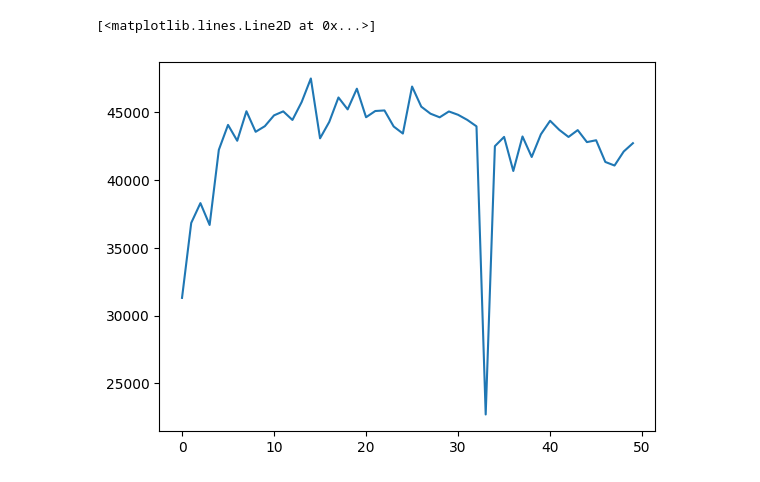
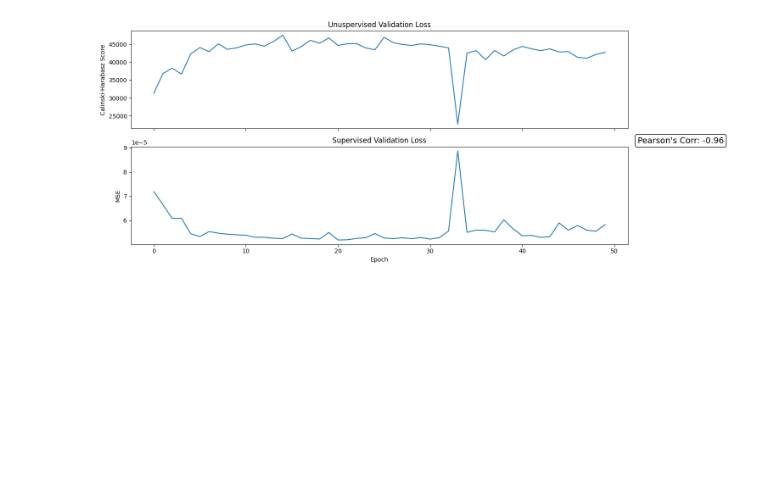
Before and after one commit to ciaranbench/spectral-denoising-cycleGAN, a Jupyter notebook: Evaluate_Denoising_Techniques.ipynb, the cells around one changed output. Drawn from its saved outputs; the diff is of its cells as text; code cells hidden in the pictures; blank space fills up the shorter version.

Commit message:
cleaned up figures

```diff
--- a/Evaluate_Denoising_Techniques.ipynb
+++ b/Evaluate_Denoising_Techniques.ipynb
@@ -10,8 +13,20 @@ for i in range((50)):
     unsupervised_valid_loss.append(np.load('./epoch_' + str(i) + '/valid_loss_' + str(i) + '.npy'))
     supervised_valid_loss.append(np.load('./epoch_' + str(i) + '/valid_loss_sup_' + str(i) + '.npy'))
 # %%
-plt.plot(unsupervised_valid_loss)
+fig, ax = plt.subplots(2,sharex=True,figsize=(15, 6))
+
+ax[0].plot(unsupervised_valid_loss)
+ax[0].set_title('Unuspervised Validation Loss')
+ax[0].set_ylabel('Calinski-Harabasz Score')
+ax[1].plot(supervised_valid_loss)
+ax[1].set_title('Supervised Validation Loss')
+ax[1].set_ylabel('MSE')
+ax[1].set_xlabel('Epoch')
+textstr = "Pearson's Corr: -0.96"
+ax[1].text(1.02, 1.1, textstr, transform=ax[1].transAxes, fontsize=14,
+        verticalalignment='top',color='black',
+        bbox=dict(facecolor='none', edgecolor='black', boxstyle='round'))
+fig.tight_layout()
 # %% [output]
-[<matplotlib.lines.Line2D at 0x...>]
-[figure, old version]
+[figure, new version]
 # %%
```
Also changed, not shown: parts of 23 cells of this notebook.
